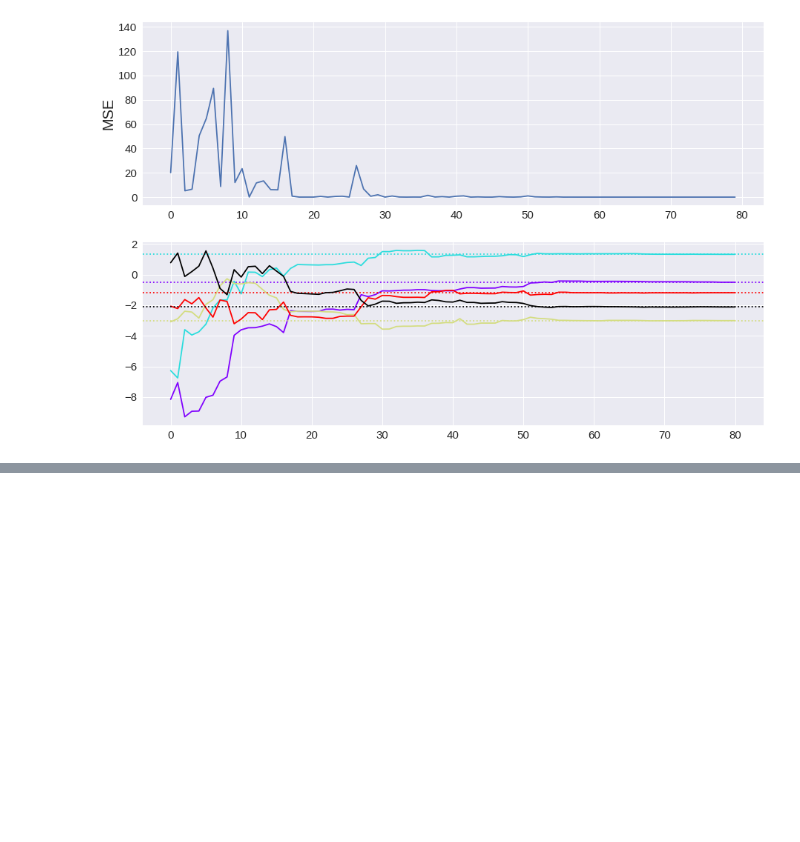
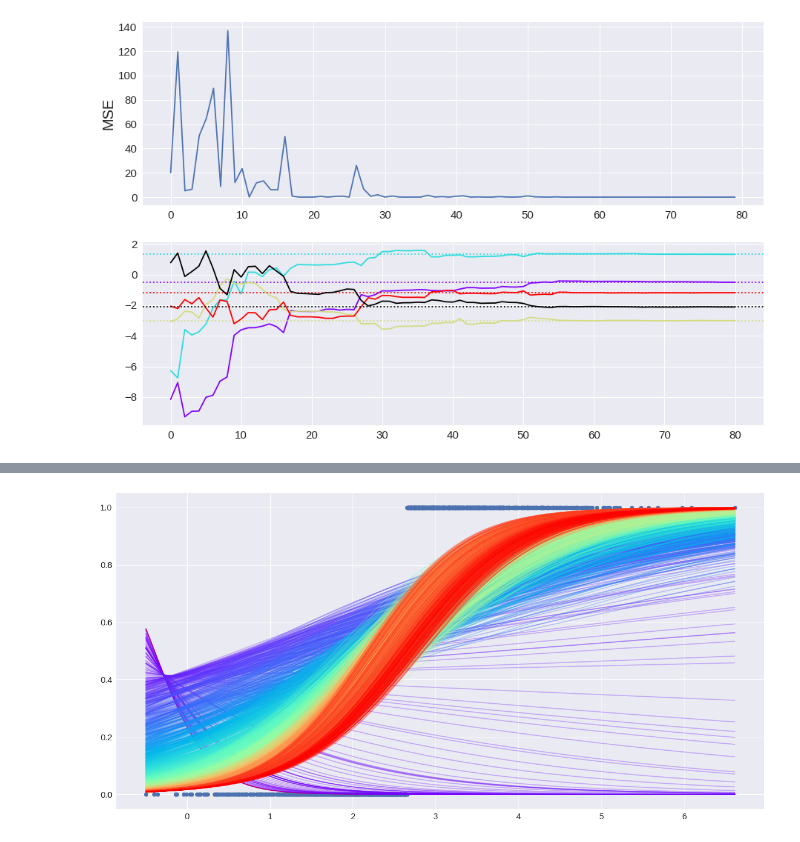
Before and after one commit to krec7748/DeepLearning_Study, a Jupyter notebook: Jacobian Matrix & Backpropagation/CH04_Linear_Logistic_Regression.ipynb, the cells around one changed output, grey strips where cells are left out. Drawn from its saved outputs; the diff is of its cells as text; code cells hidden in the pictures; blank space fills up the shorter version.

```diff
--- a/Jacobian Matrix & Backpropagation/CH04_Linear_Logistic_Regression.ipynb
+++ b/Jacobian Matrix & Backpropagation/CH04_Linear_Logistic_Regression.ipynb
@@ -148,0 +213,89 @@ axes[1].tick_params(labelsize = 15)
+# %%
+import numpy as np
+import matplotlib.pyplot as plt
+import matplotlib.cm as cm
+
+#Set random seed, plt style
+np.random.seed(1)
+plt.style.use("seaborn")
+
+#Set params
+N = 2000
+lr = 0.03
+target_w = np.random.uniform(-3, 3, (1, ))
+target_b = np.random.uniform(-3, 3, (1, ))
+target_db = - target_b / target_w #decision boundary
+w = np.random.uniform(-3, 3, (1, ))
+b = np.random.uniform(-3, 3, (1, ))
+
+#Gernerate dataset
+x_data = np.random.normal(target_db, 1, size = (N, ))
+y_data = x_data * target_w + target_b
+y_data = (x_data > target_db).astype(int)
+
+#Dataset Visualization
+fig, ax = plt.subplots(figsize = (20, 10))
+ax.scatter(x_data, y_data)
+
+#Visualize initial model
+x_range = np.linspace(x_data.min(), x_data.max(), 100)
+y_range = w * x_range + b
+y_range = 1 / (1 + np.exp(-y_range))
+ax.plot(x_range, y_range, color = cmap(9999), alpha = 1)
+
+#Train model and visualize updated models
+cmap = cm.get_cmap("rainbow", lut = N)
+J_track = list()
+w_track, b_track, db_track = [w], [b], [-b/w]
+for data_idx, (x, y) in enumerate(zip(x_data, y_data)):
+
+    #Forward propagation
+    z = x * w + b
+    pred = 1 / (1 + np.exp(-z))
+    J = -(y * np.log(pred) + (1 - y) * np.log(1-pred))
+    J_track.append(J)
+
+    #Jacobians
+    dJ_dpred = (pred - y) / (pred * (1 - pred))
+    dpred_dz = pred * (1 - pred)
+    dz_dw = x
+    dz_db = 1
+
+    #Backpropagation
+    dJ_dw = dJ_dpred * dpred_dz * dz_dw
+    dJ_db = dJ_dpred * dpred_dz * dz_db
+
+    #Parameter update
+    w = w - lr * dJ_dw
+    b = b - lr * dJ_db
+    db = -b/w
+    w_track.append(w)
+    b_track.append(b)
+    db_track.append(db)
+
+    #Visualize updated model
+    y_range = w * x_range + b
+    y_range = 1 / (1 + np.exp(-y_range))
+    ax.plot(x_range, y_range, color = cmap(data_idx), alpha = 0.3)
+    ax.tick_params(labelsize = 15)
+
+#Visualize results
+fig, axes = plt.subplots(3, 1, figsize = (15, 15))
+
+axes[0].plot(J_track)
+axes[0].set_ylabel("BCCE", fontsize = 20)
+axes[0].tick_params(labelsize = 15)
+
+axes[1].axhline(y = target_w, color = "darkred", linestyle = ":")
+axes[1].plot(w_track, color = "darkred")
+axes[1].axhline(y = target_b, color = "darkblue", linestyle = ":")
+axes[1].plot(b_track, color = "darkblue")
+axes[1].set_ylabel("weight & bias", fontsize = 20)
+axes[1].tick_params(labelsize = 15)
+
+axes[2].axhline(y = target_db, color = "black", linestyle = ":")
+axes[2].plot(db_track, color = "black")
+axes[2].set_ylabel("Decision boundary", fontsize = 20)
+axes[2].tick_params(labelsize = 15)
+# %% [output]
+[figure, added]
```
Also changed, not shown: parts of 15 cells of this notebook.
